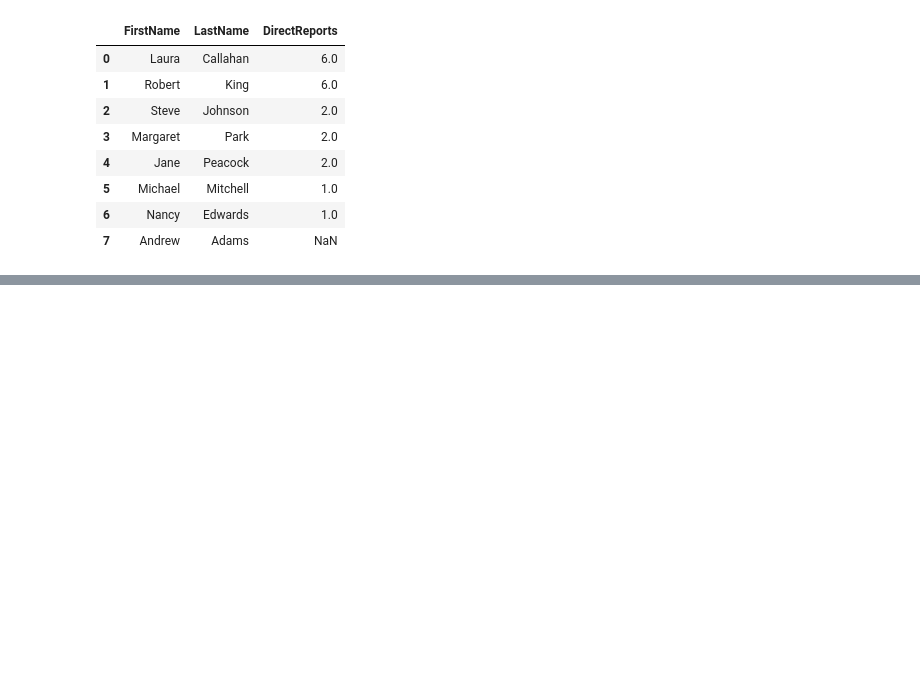
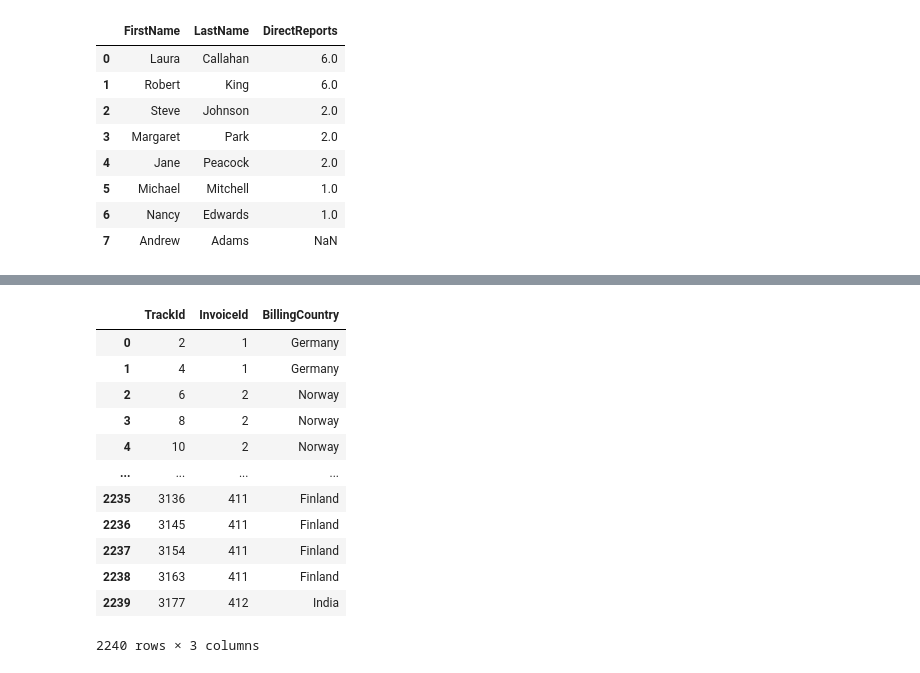
Before and after one commit to ThomasHChapman/DS-Live-051622, a Jupyter notebook: Phase3/SQL_Stand_Up.ipynb, the cells around one changed output, grey strips where cells are left out. Drawn from its saved outputs; the diff is of its cells as text; code cells hidden in the pictures; blank space fills up the shorter version.

```diff
--- a/Phase3/SQL_Stand_Up.ipynb
+++ b/Phase3/SQL_Stand_Up.ipynb
@@ -290,7 +342,27 @@ pd.read_sql(query, con)
 # %%
 # What is the most popular song by country?
-
+query = """
+    SELECT L.TrackId, I.InvoiceId, I.BillingCountry
+    FROM Invoice as I
+       LEFT JOIN InvoiceLine as L
+            ON I.InvoiceId = L.InvoiceId
+"""
+pd.read_sql(query, con)
 # Who is the artist?
+# %% [output]
+|  | TrackId | InvoiceId | BillingCountry |
+| 0 | 2 | 1 | Germany |
+| 1 | 4 | 1 | Germany |
+| 2 | 6 | 2 | Norway |
+| 3 | 8 | 2 | Norway |
+| 4 | 10 | 2 | Norway |
+| ... | ... | ... | ... |
+| 2235 | 3136 | 411 | Finland |
+| 2236 | 3145 | 411 | Finland |
+| 2237 | 3154 | 411 | Finland |
+| 2238 | 3163 | 411 | Finland |
+| 2239 | 3177 | 412 | India |
+2240 rows × 3 columns
 # %%
 # What is the most common artist by playlist?
 
```
Also changed, not shown: parts of 4 cells of this notebook.
